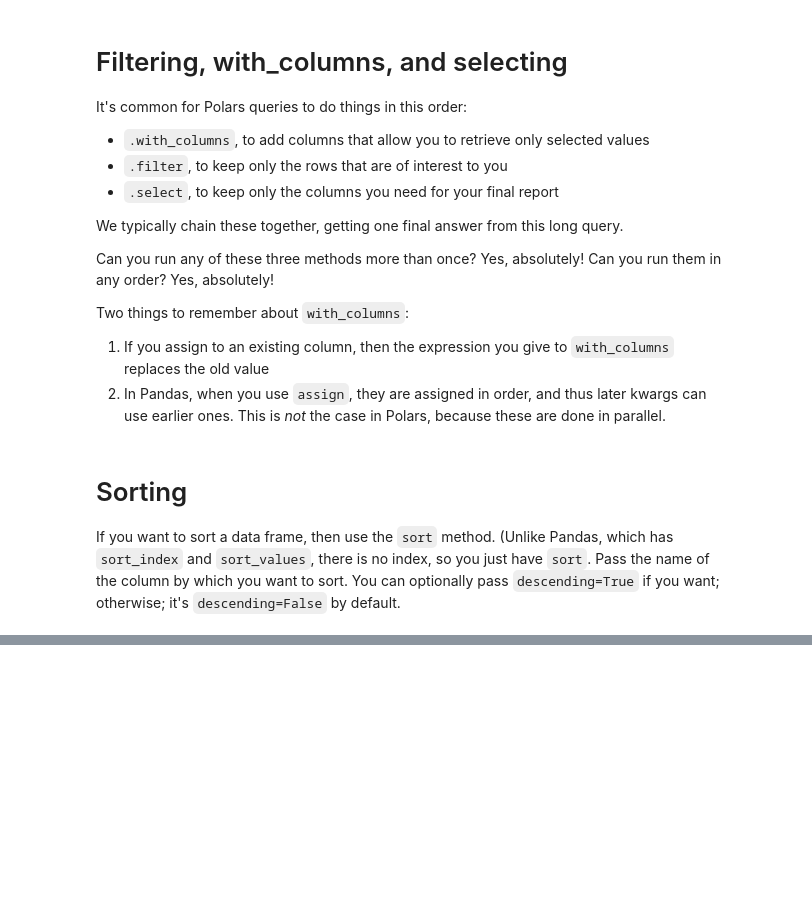
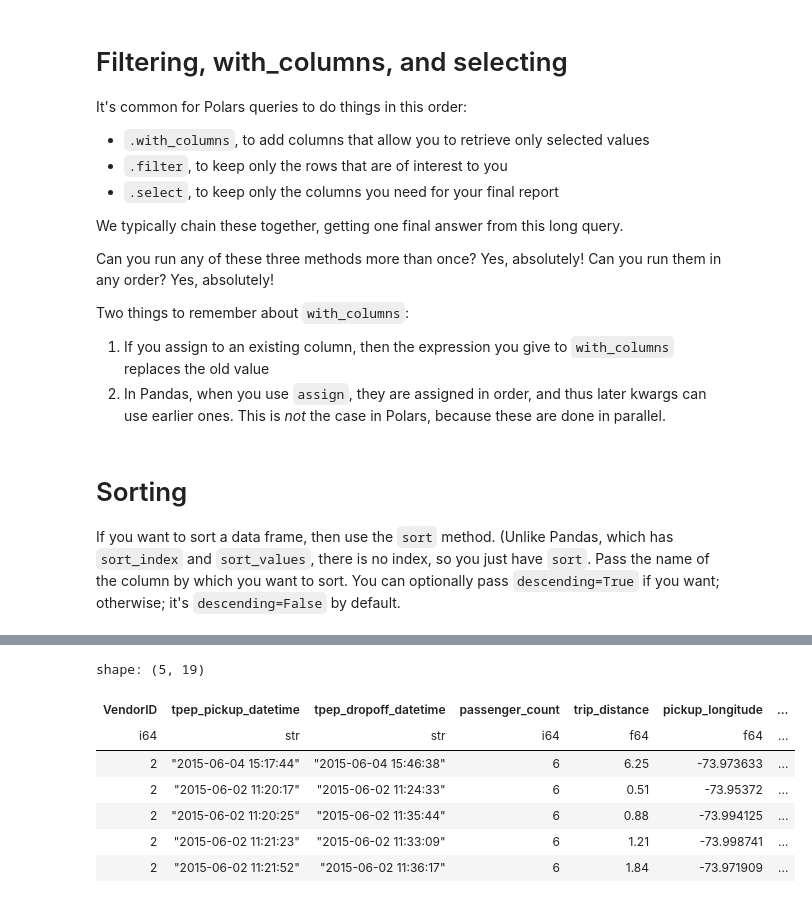
Before and after one commit to opagani/2024-08Aug-25-polars, a Jupyter notebook: LernerPython - 2024-08Aug-25-polars.ipynb, the cells around one changed output, grey strips where cells are left out. Drawn from its saved outputs; the diff is of its cells as text; code cells hidden in the pictures; blank space fills up the shorter version.

```diff
--- a/LernerPython - 2024-08Aug-25-polars.ipynb
+++ b/LernerPython - 2024-08Aug-25-polars.ipynb
@@ -1008,0 +1018,11 @@ df['passenger_count'].k_
+# %%
+df.top_k(by='passenger_count', k=5)
+# %% [output]
+shape: (5, 19)
+| VendorID | tpep_pickup_datetime | tpep_dropoff_datetime | passenger_count | trip_distance | pickup_longitude | ... |
+| i64 | str | str | i64 | f64 | f64 | ... |
+| 2 | "2015-06-04 15:17:44" | "2015-06-04 15:46:38" | 6 | 6.25 | -73.973633 | ... |
+| 2 | "2015-06-02 11:20:17" | "2015-06-02 11:24:33" | 6 | 0.51 | -73.95372 | ... |
+| 2 | "2015-06-02 11:20:25" | "2015-06-02 11:35:44" | 6 | 0.88 | -73.994125 | ... |
+| 2 | "2015-06-02 11:21:23" | "2015-06-02 11:33:09" | 6 | 1.21 | -73.998741 | ... |
+| 2 | "2015-06-02 11:21:52" | "2015-06-02 11:36:17" | 6 | 1.84 | -73.971909 | ... |
```
Also changed, not shown: parts of 4 cells of this notebook.
